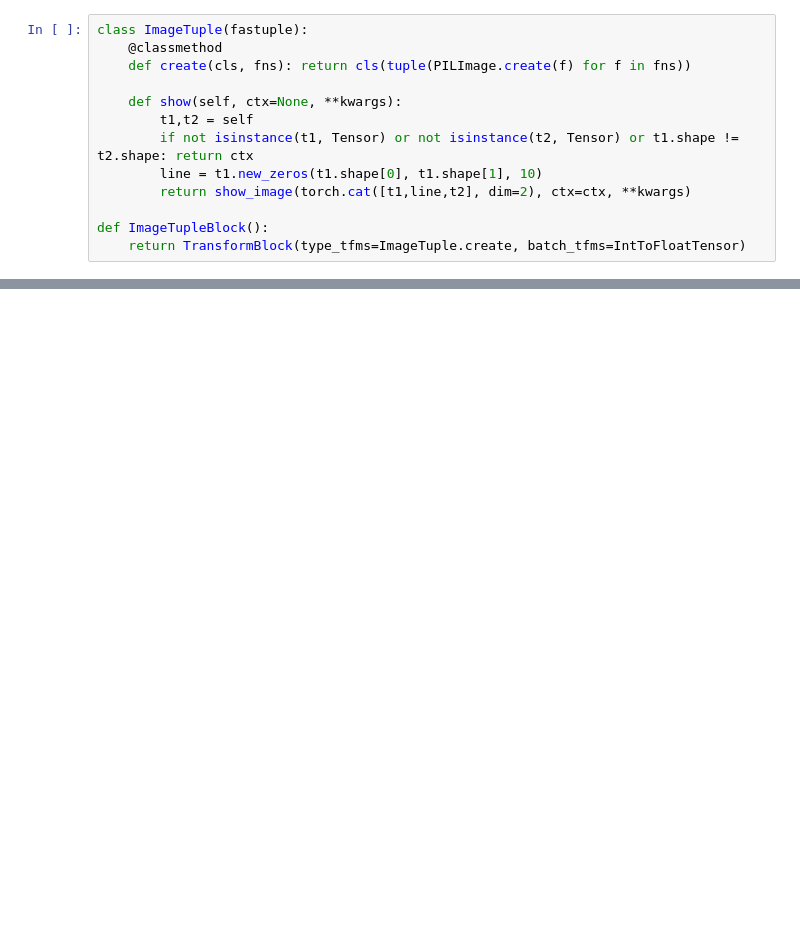
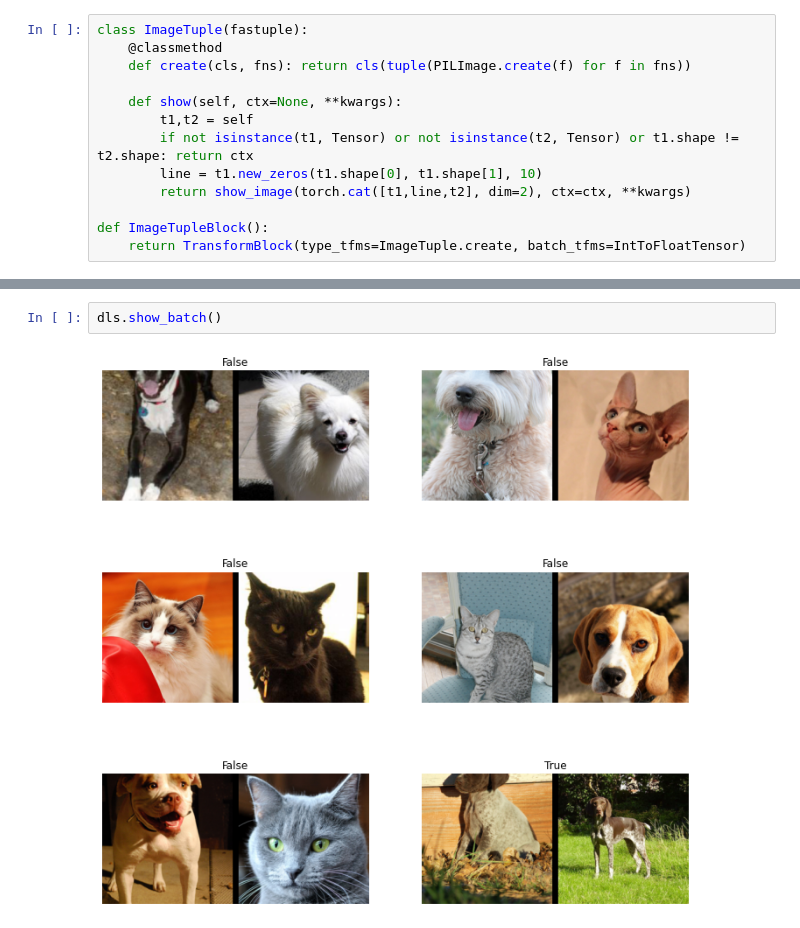
Before and after one commit to fast-ai-kr/tutorials, a Jupyter notebook: _notebooks/2020-11-18-DataBlock API w Siamese.ipynb, the cells around one changed output, grey strips where cells are left out. Drawn from its saved outputs; the diff is of its cells as text; blank space fills up the shorter version.

```diff
--- a/_notebooks/2020-11-18-DataBlock API w Siamese.ipynb
+++ b/_notebooks/2020-11-18-DataBlock API w Siamese.ipynb
@@ -321,0 +370,4 @@ def ImageTupleBlock():
+# %%
+dls.show_batch()
+# %% [output]
+[figure, added]
```
Also changed, not shown: parts of 17 cells of this notebook.
